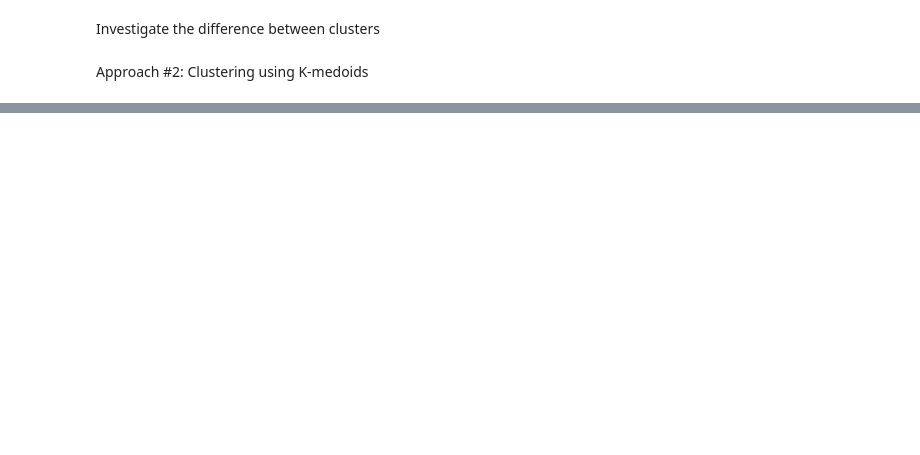
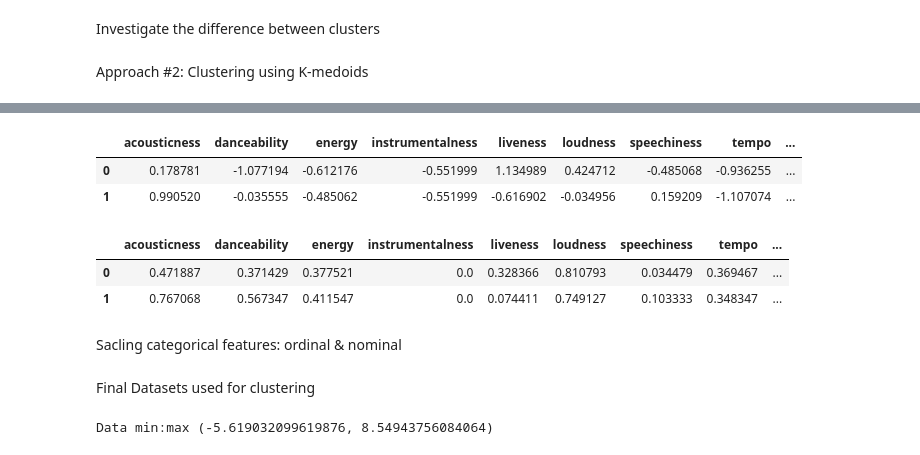
Before and after one commit to ninh-nd/spotify-rec, a Jupyter notebook: seed/data.ipynb, the cells around one changed output, grey strips where cells are left out. Cells and saved outputs as stored; diff of their text form; code cells hidden in the pictures; blank space fills up the shorter version.

```diff
--- a/seed/data.ipynb
+++ b/seed/data.ipynb
@@ -142,0 +152,24 @@ Approach #2: Clustering using K-medoids
+# %%
+# Standard Scaled "mean normalisation"
+scaler = StandardScaler()
+scaler.fit(df[features])
+numerical_data  = scaler.transform(df[features])
+numerical_data  = pd.DataFrame(numerical_data , columns=features)
+numerical_data[:2]
+# %% [output]
+|  | acousticness | danceability | energy | instrumentalness | liveness | loudness | speechiness | tempo | ... |
+| 0 | 0.178781 | -1.077194 | -0.612176 | -0.551999 | 1.134989 | 0.424712 | -0.485068 | -0.936255 | ... |
+| 1 | 0.990520 | -0.035555 | -0.485062 | -0.551999 | -0.616902 | -0.034956 | 0.159209 | -1.107074 | ... |
+# %%
+# MinMax scaled
+scaler = MinMaxScaler(feature_range=(0,1))
+scaler.fit(df[features])
+numerical_data  = scaler.transform(df[features])
+numerical_data = pd.DataFrame(numerical_data,index=df.index,columns=features)
+numerical_data[:2]
+# %% [output]
+|  | acousticness | danceability | energy | instrumentalness | liveness | loudness | speechiness | tempo | ... |
+| 0 | 0.471887 | 0.371429 | 0.377521 | 0.0 | 0.328366 | 0.810793 | 0.034479 | 0.369467 | ... |
+| 1 | 0.767068 | 0.567347 | 0.411547 | 0.0 | 0.074411 | 0.749127 | 0.103333 | 0.348347 | ... |
+# %% [markdown]
+Sacling categorical features: ordinal & nominal
@@ -142,0 +178,11 @@ Approach #2: Clustering using K-medoids
+# %% [markdown]
+Final Datasets used for clustering
+# %%
+# transformed and scaled dataset
+Xy_scaled  = pd.concat([numerical_data], axis=1)
+print(f'Data min:max {Xy_scaled.min().min(),Xy_scaled.max().max()}')
+
+# original dataset
+Xy_original = df[features]
+# %% [output]
+Data min:max (-5.619032099619876, 8.54943756084064)
```
Also changed, not shown: parts of 11 cells of this notebook, 1 other file.
